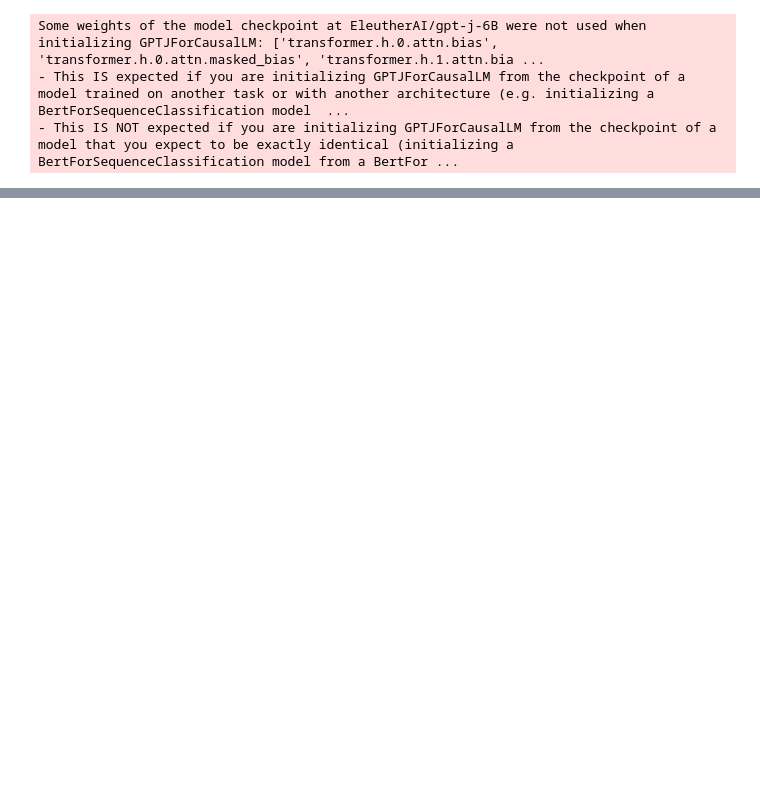
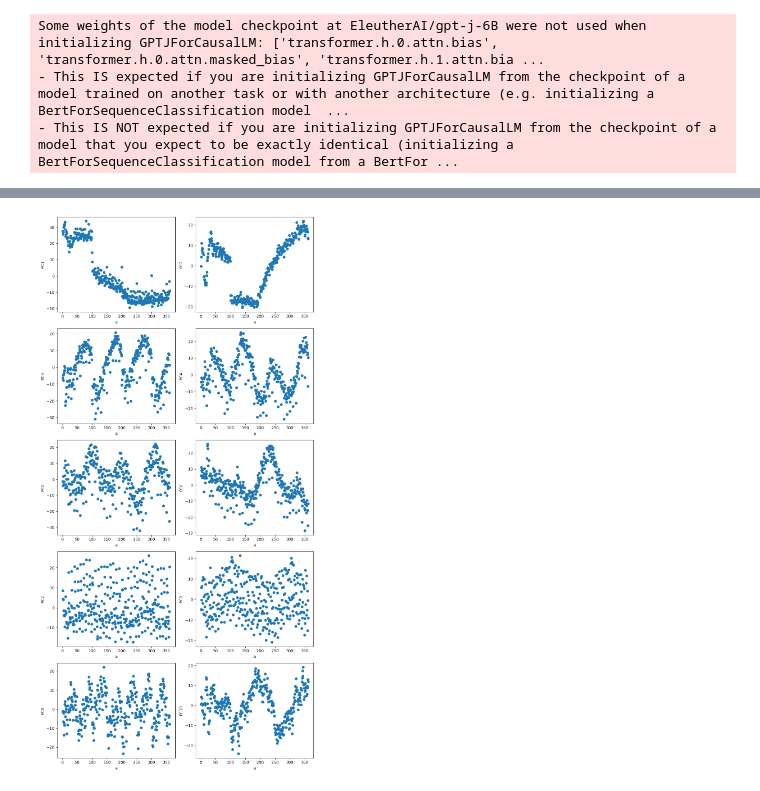
Before and after one commit to BorisTheBrave/llm-addition-takehome, a Jupyter notebook: main.ipynb, the cells around one changed output, grey strips where cells are left out. Drawn from its saved outputs; the diff is of its cells as text; code cells hidden in the pictures; blank space fills up the shorter version.

```diff
--- a/main.ipynb
+++ b/main.ipynb
@@ -52,0 +84,28 @@ FileNotFoundError: [Errno 2] No such file or directory: 'llm-addition/experiment
+# %%
+# PCA decompose and attempt fit against each of them
+
+from sklearn.decomposition import PCA
+from sklearn.linear_model import LinearRegression
+
+npca = 20
+
+
+hs = hss[:, layer, :].cpu().float().numpy()
+scaler = StandardScaler()
+hs_scaled = scaler.fit_transform(hs)
+
+pca = PCA(n_components=npca)
+tf = pca.fit_transform(hs_scaled)
+# print("explained_variance_ratio", pca.explained_variance_ratio_)
+# print("explained_variance", pca.explained_variance_)
+# print("singular_values", pca.singular_values_)
+# print("components", pca.components_)
+for i in range(npca):
+    lr = LinearRegression()
+    x = np.log(a)[:, None]
+    y = tf[:,i]
+    lr.fit(x, y)
+    # print("coef", i, model.coef_)
+    # print("intercept", i, model.intercept_)
+    print("r2 score", i, lr.score(x, y))
+    # print("predicted", i, model.predict(x))
@@ -52,0 +133,14 @@ FileNotFoundError: [Errno 2] No such file or directory: 'llm-addition/experiment
+# %%
+
+
+import matplotlib.pyplot as plt
+fig, axs = plt.subplots(5, 2, figsize=(10, 20))
+axs = axs.ravel()
+for i in range(10):
+    axs[i].scatter(a, tf[:, i])
+    axs[i].set_xlabel('a')
+    axs[i].set_ylabel(f'PC{i+1}')
+plt.tight_layout()
+plt.show()
+# %% [output]
+[figure, added]
```
Also changed, not shown: parts of 8 cells of this notebook, 1 other file.
